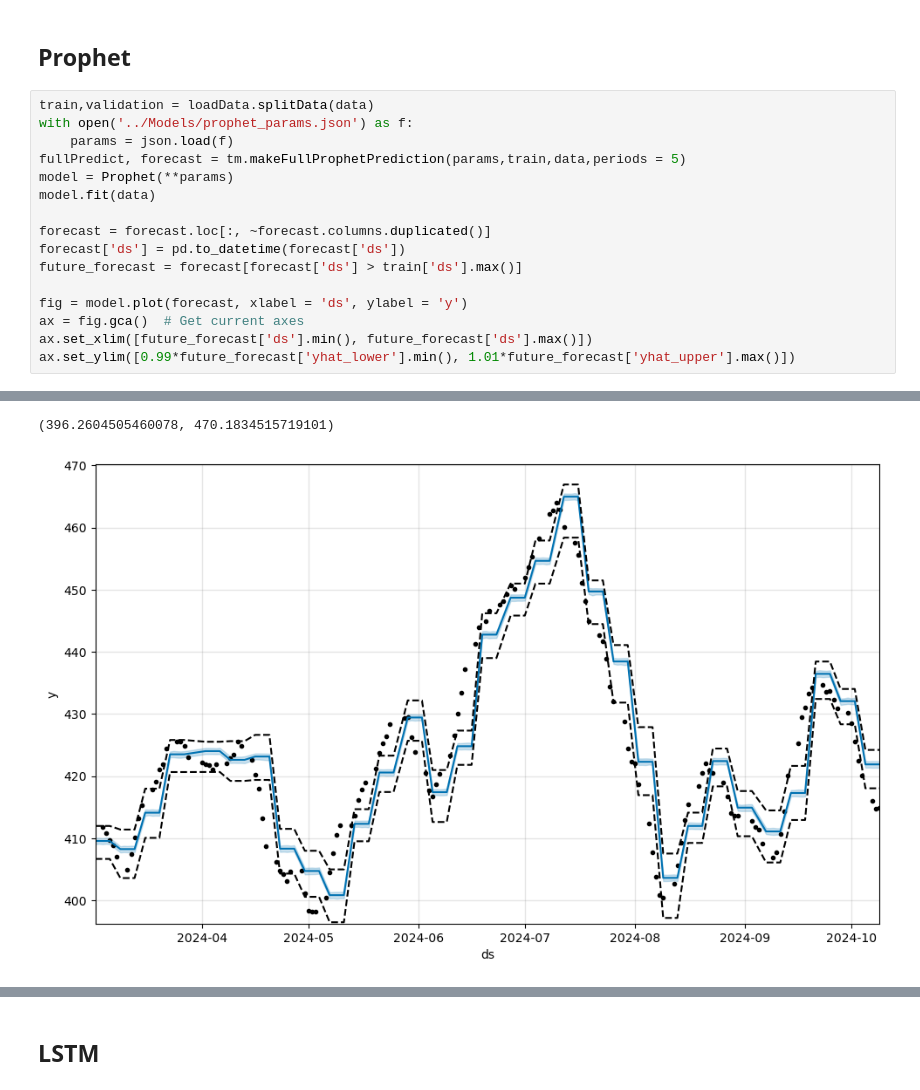
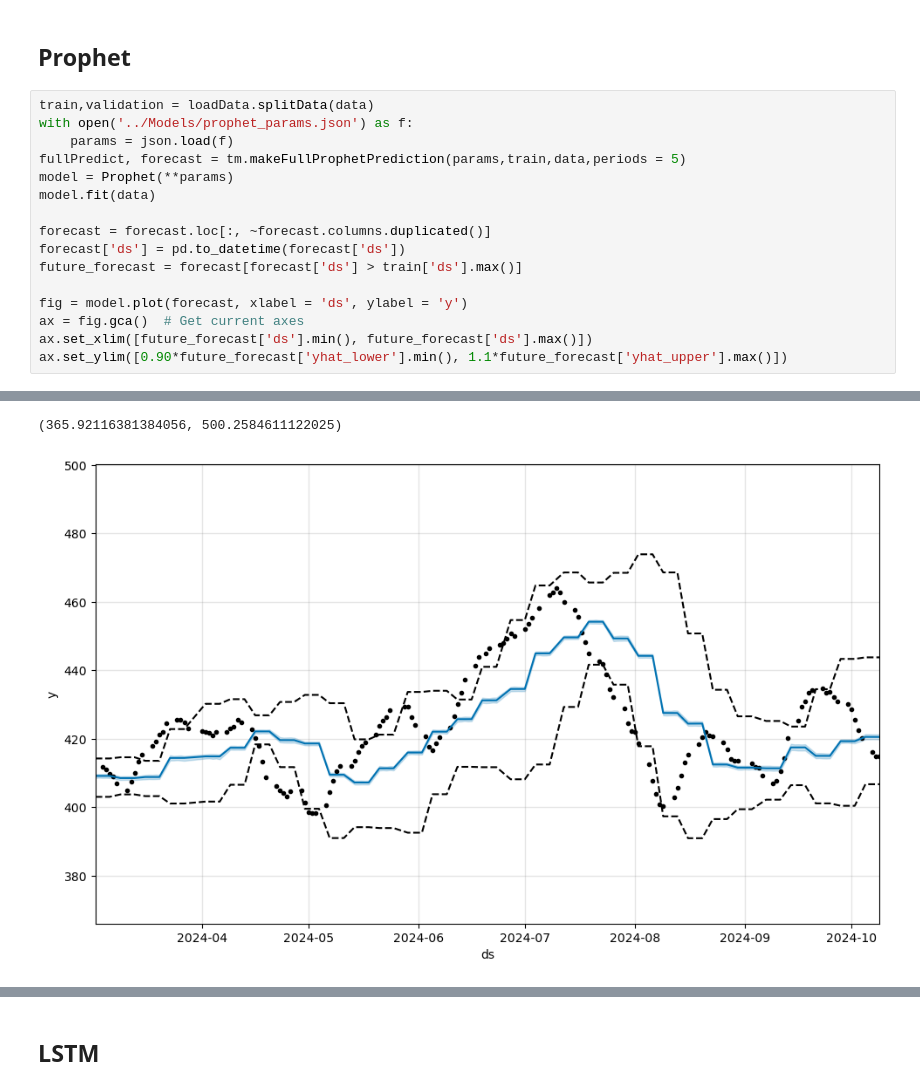
Before and after one commit to GGSimmons1992/5wbtHJaH3kS0oFG6, a Jupyter notebook: Notebooks/Evaluation.ipynb, the cells around one changed output, grey strips where cells are left out. Cells and saved outputs as stored; diff of their text form.

```diff
--- a/Notebooks/Evaluation.ipynb
+++ b/Notebooks/Evaluation.ipynb
@@ -136,5 +136,5 @@ future_forecast = forecast[forecast['ds'] > train['ds'].max()]
 fig = model.plot(forecast, xlabel = 'ds', ylabel = 'y')
 ax = fig.gca()  # Get current axes
 ax.set_xlim([future_forecast['ds'].min(), future_forecast['ds'].max()])
-ax.set_ylim([0.99*future_forecast['yhat_lower'].min(), 1.01*future_forecast['yhat_upper'].max()])
+ax.set_ylim([0.90*future_forecast['yhat_lower'].min(), 1.1*future_forecast['yhat_upper'].max()])
 # %% [output]
@@ -158,5 +158,5 @@ Optimization terminated abnormally. Falling back to Newton.
-(396.2604505460078, 470.1834515719101)
+(365.92116381384056, 500.2584611122025)
-[figure, old version]
+[figure, new version]
 # %%
 fig = model.plot_components(forecast)
 # %% [output]
```
Also changed, not shown: parts of 4 cells of this notebook, 6 other files.
